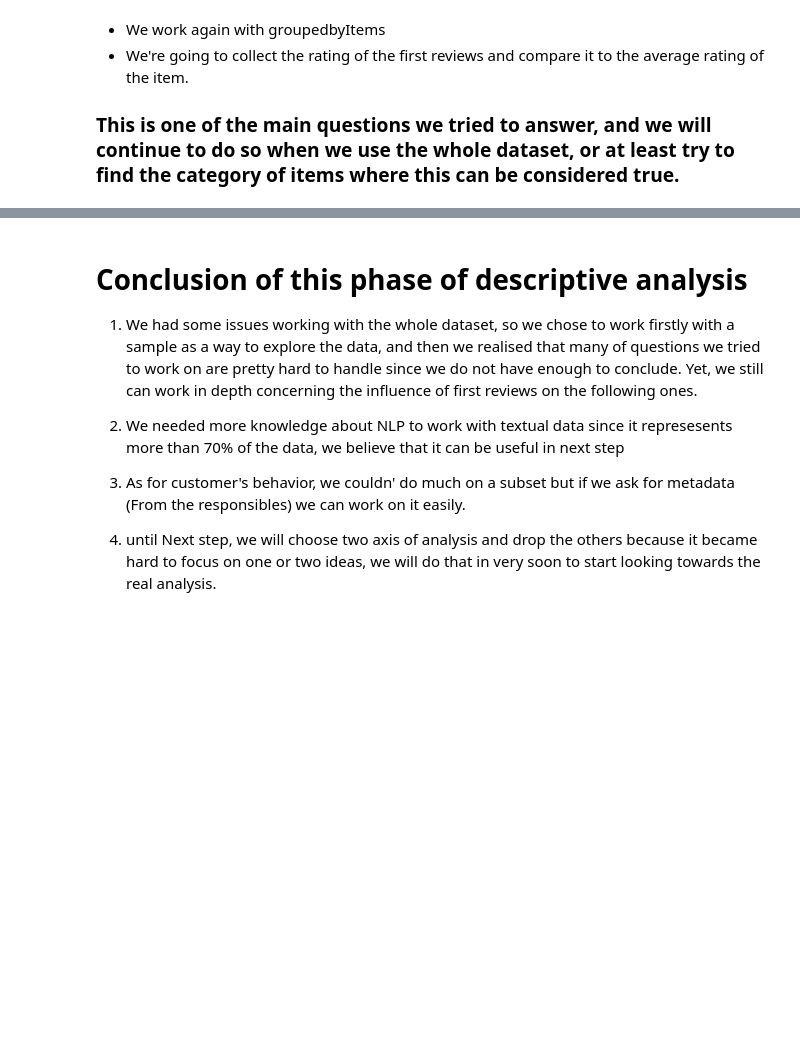
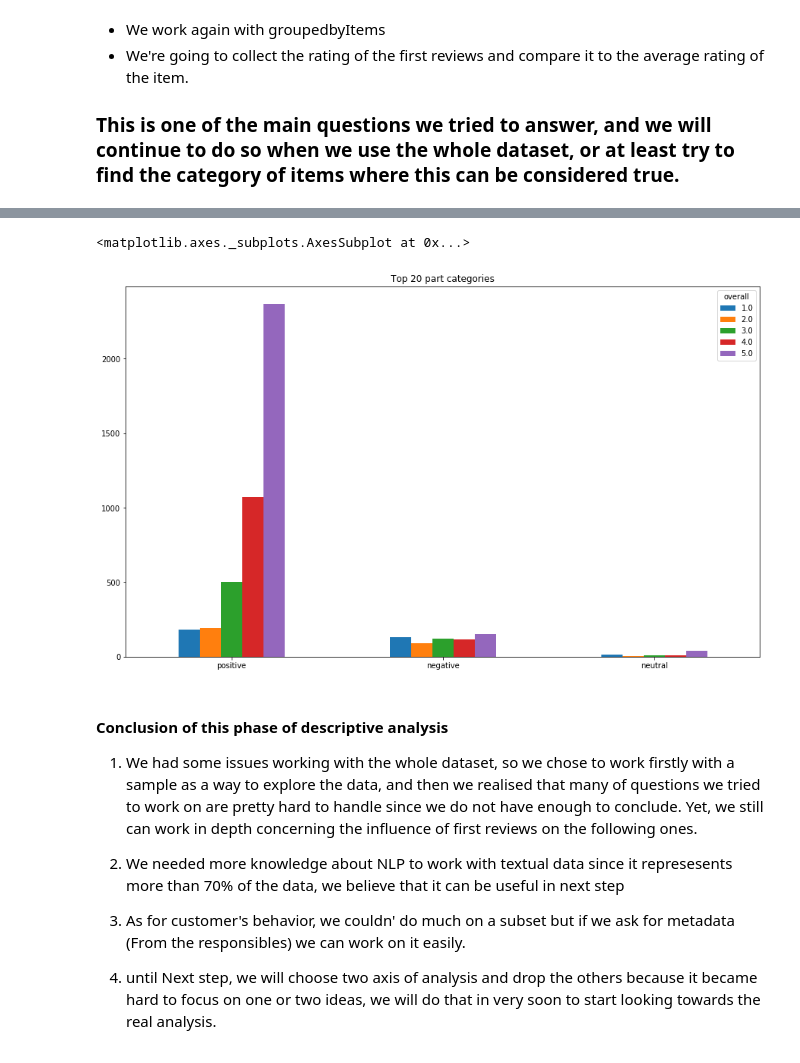
Before and after one commit to epfl-ada-project-amazon/data-analysis, a Jupyter notebook: project.ipynb, the cells around one changed output, grey strips where cells are left out. Cells and saved outputs as stored; diff of their text form; code cells hidden in the pictures; blank space fills up the shorter version.

Commit message:
Add sentiment analysis

```diff
--- a/project.ipynb
+++ b/project.ipynb
@@ -405,0 +512,8 @@ gby_product
+# %%
+sample = df.sample(n=20000)
+sample['sentiment'] = sample['reviewText'].map(extract_sentiment)
+#s1 = extract_sentiment(df['reviewText'].iloc[0])
+#s1
+# %%
+task_e = sample[['overall', 'sentiment']]
+task_e.head()
@@ -406,5 +527,24 @@ gby_product
+# %%
+task_e['count'] = 1
+pos = task_e[task_e.sentiment =='positive']
+neg = task_e[task_e.sentiment =='negative']
+neut = task_e[task_e.sentiment =='neutral']
+
+grouped = pos.groupby('overall').agg({'count': sum})
+grouped_neg = neg.groupby('overall').agg({'count': sum})
+grouped_neut = neut.groupby('overall').agg({'count': sum})
+# %%
+grouped['negative'] = grouped_neg['count']
+grouped['neutral'] = grouped_neut['count']
+# %%
+grouped = grouped.rename(index=str, columns={"count": "positive"})
+grouped.T.plot(kind='bar', rot=0, figsize=(15,9), title="Top 20 part categories")
+#todo : for two other categories
+# %% [output]
+<matplotlib.axes._subplots.AxesSubplot at 0x...>
+[figure, added]
 # %% [markdown]
-# Conclusion of this phase of descriptive analysis
+#### Conclusion of this phase of descriptive analysis
 
 1. We had some issues working with the whole dataset, so we chose to work firstly with a sample as a way to explore the data, and then we realised that many of questions we tried to work on are pretty hard to handle since we do not have enough to conclude. Yet, we still can work in depth concerning the influence of first reviews on the following ones.
 
```
Also changed, not shown: parts of 24 cells of this notebook.
